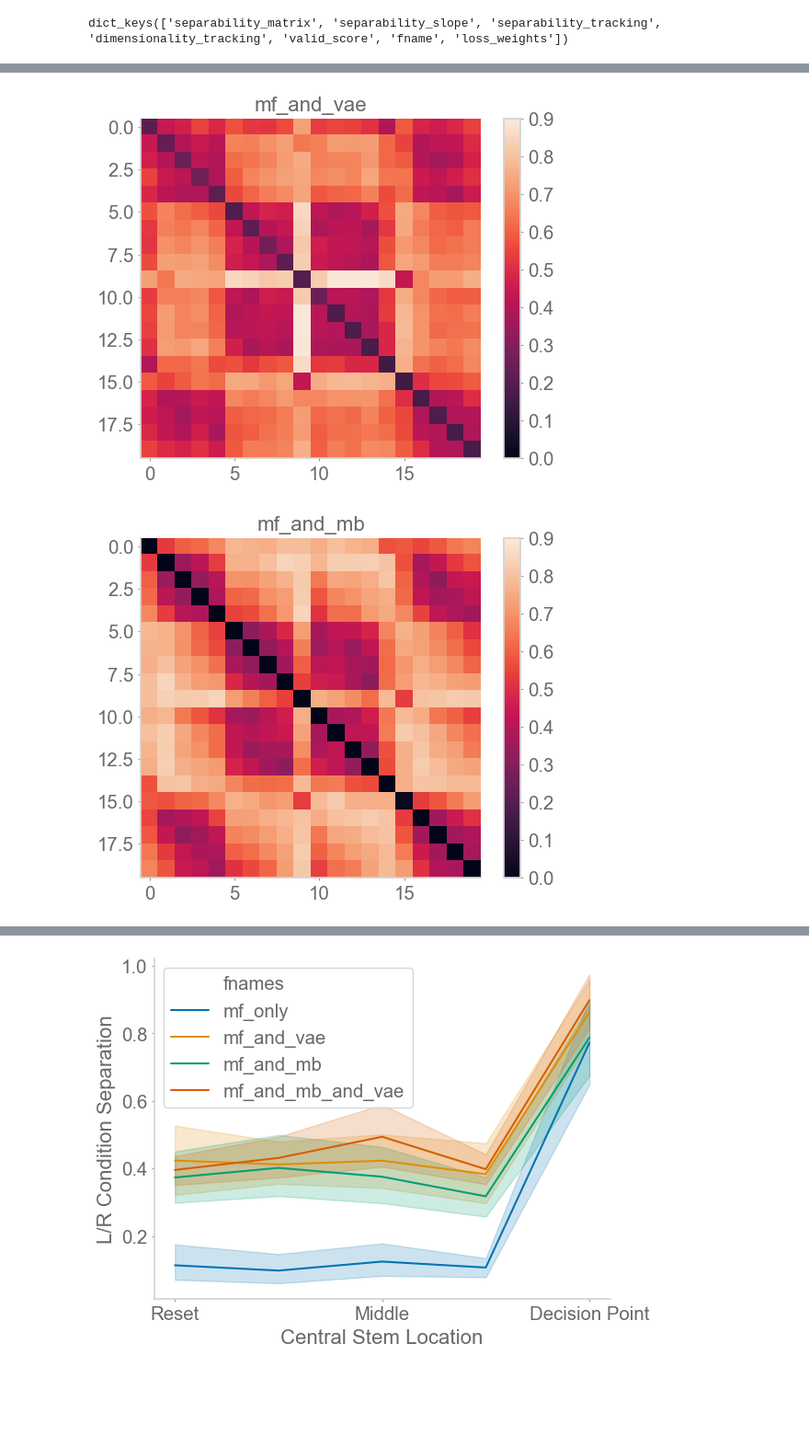
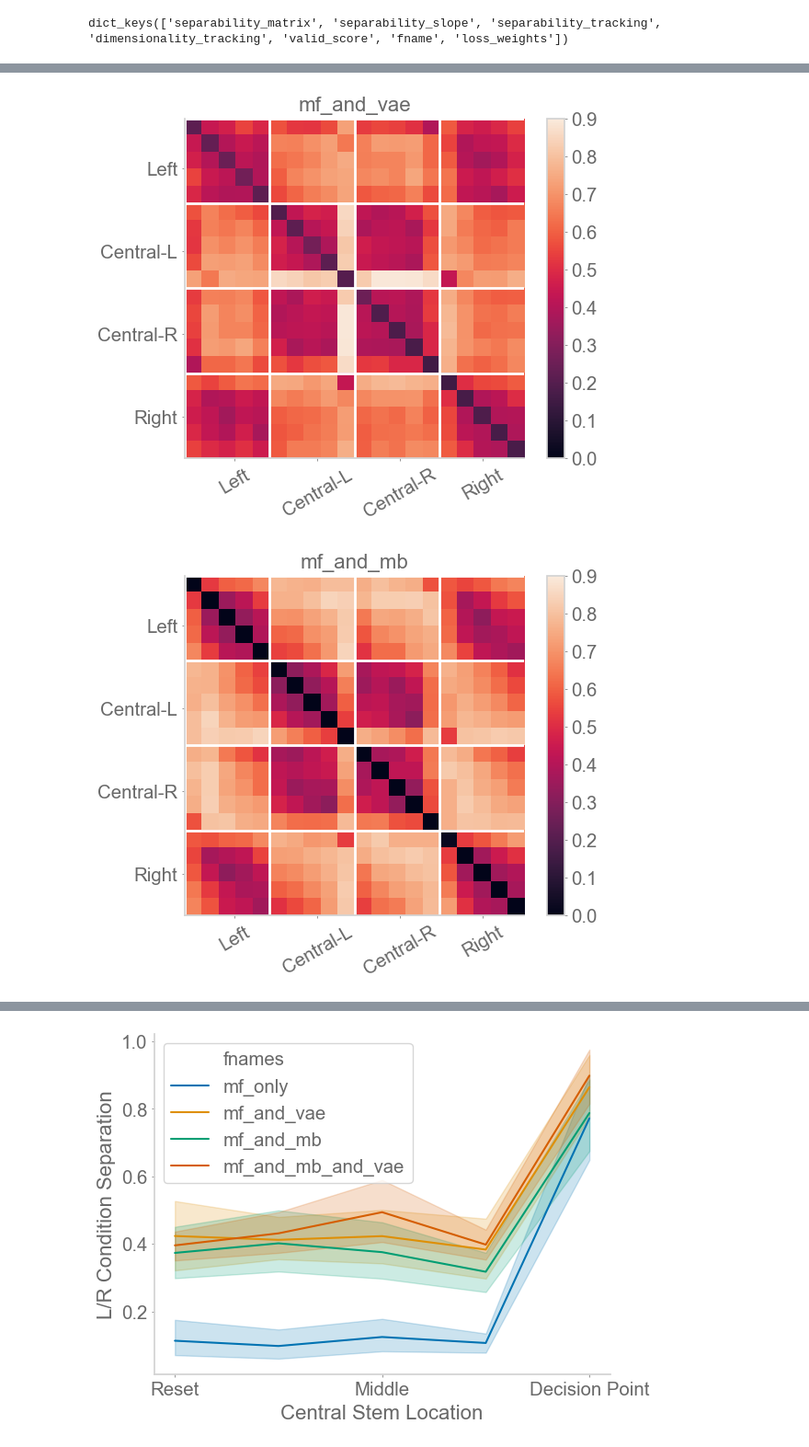
Before and after one commit to chingf/auxrl, a Jupyter notebook: examples/test_CRAR/1_figure8_grid.ipynb, the cells around one changed output, grey strips where cells are left out. Shown at 92% size. Drawn from its saved outputs; the diff is of its cells as text; code cells hidden in the pictures; blank space fills up the shorter version.

```diff
--- a/examples/test_CRAR/1_figure8_grid.ipynb
+++ b/examples/test_CRAR/1_figure8_grid.ipynb
@@ -53,6 +53,15 @@ for fname in fname_order:
     plt.figure()
     plt.title(fname)
     plt.imshow(_matrices_mean, vmin=0, vmax=0.9)
+    for boundary in [0, height, height*2, height*3]:
+        plt.axhline(boundary-0.5, linewidth=2, color='white')
+        plt.axvline(boundary-0.5, linewidth=2, color='white')
+    plt.xticks(
+        np.linspace(0, _matrices_mean.shape[0]-0.5, num=9, endpoint=True)[1::2],
+        ['Left', 'Central-L', 'Central-R', 'Right'], rotation=30)
+    plt.yticks(
+        np.linspace(0, _matrices_mean.shape[0]-0.5, num=9, endpoint=True)[1::2],
+        ['Left', 'Central-L', 'Central-R', 'Right'])
     plt.colorbar()
     plt.show()
 dist_data = pd.DataFrame(dist_data)
@@ -62,2 +71,2 @@ dim_data = pd.DataFrame(dim_data)
-[figure, old version]
+[figure, new version]
-[figure, old version]
+[figure, new version]
```
Also changed, not shown: parts of 1 cell of this notebook, 3 other files.
